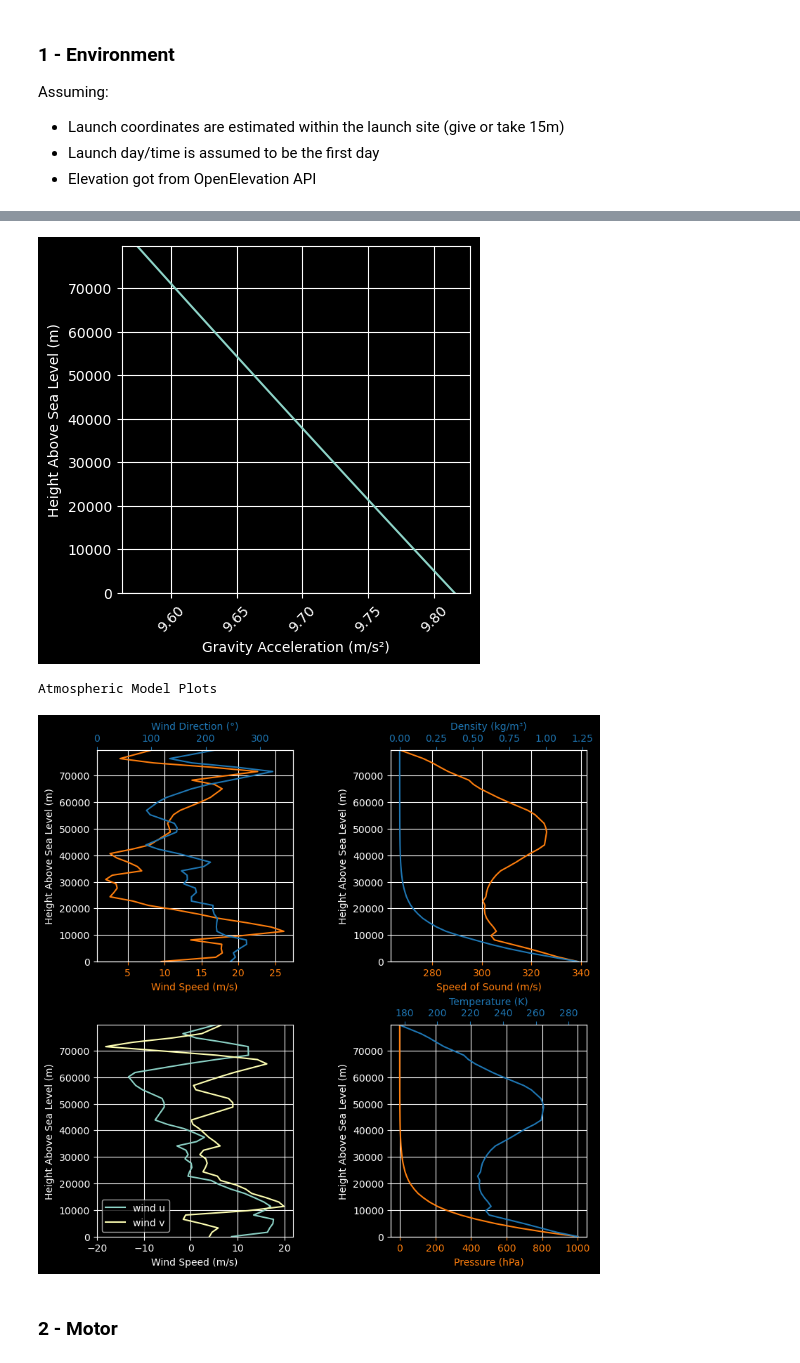
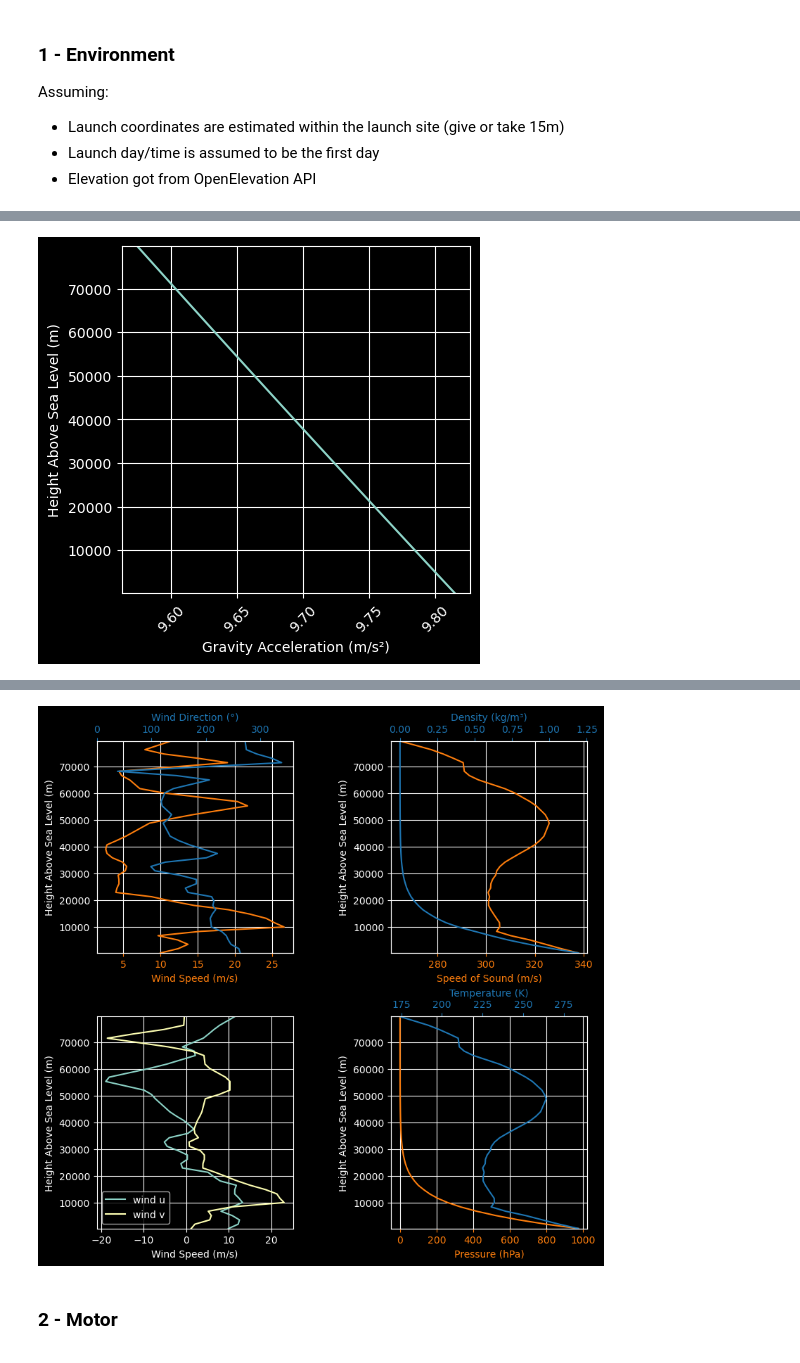
Before and after one commit to ULAS-HiPR/RocketPy, a Jupyter notebook: IRW24/Sionna.ipynb, the cells around one changed output, grey strips where cells are left out. Saved outputs shown, nothing was run; the diff lists cells and outputs as text; code cells hidden in the pictures.

```diff
--- a/IRW24/Sionna.ipynb
+++ b/IRW24/Sionna.ipynb
@@ -20,6 +20,7 @@ env = Environment(
     latitude=55.726831,
     longitude=-4.810923,
     date=(2024, 8, 24, 12),
+    elevation=242,
 )
 
 env.set_atmospheric_model(type="Forecast", file="GFS")
@@ -28,0 +46 @@ oc_open: server error retrieving url: code=0 message="/gfs_0p25/gfs20240821/gfs_
+[figure, new version]
@@ -46,6 +48,4 @@ Gravity Model Plots
-[figure, old version]
-Atmospheric Model Plots
-[figure, old version]
+[figure, new version]
 # %% [markdown]
 ### 2 - Motor
 # %%
```
Also changed, not shown: parts of 8 cells of this notebook.
